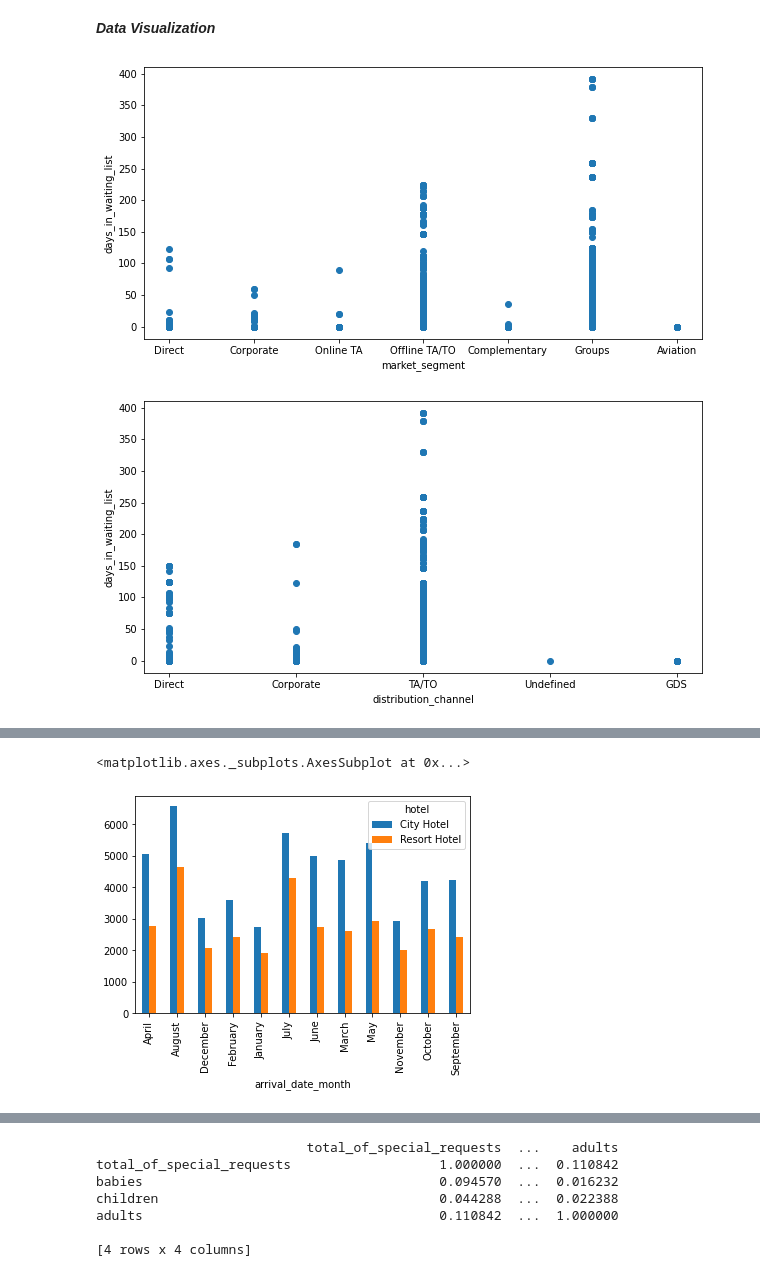
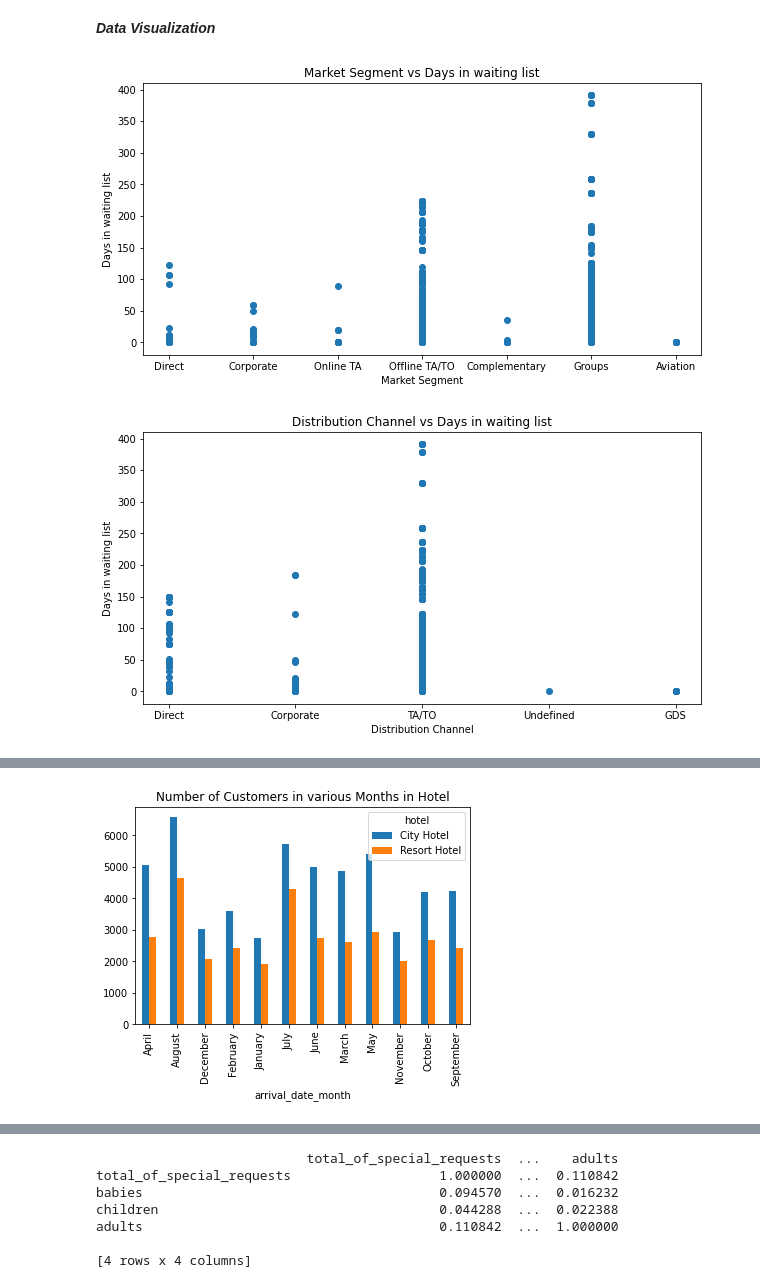
Before and after one commit to sudhakarkothuru/Exploratory-Data-Analysis-on-Hotel-Bookings, a Jupyter notebook: Exploratory_Data_Analysis_on_Hotel_Bookings_Capstone_Project.ipynb, the cells around one changed output, grey strips where cells are left out. Saved outputs shown, nothing was run; the diff lists cells and outputs as text; code cells hidden in the pictures.

```diff
--- a/Exploratory_Data_Analysis_on_Hotel_Bookings_Capstone_Project.ipynb
+++ b/Exploratory_Data_Analysis_on_Hotel_Bookings_Capstone_Project.ipynb
@@ -336,21 +334,23 @@ sns.boxplot(x=df1['adr'], color='red')
 # %%
 ## plot  b/w market segment and days in waiting list
 fig,x1=plt.subplots(figsize=(10,5))
+plt.title('Market Segment vs Days in waiting list')
 x1.scatter(df['market_segment'], df['days_in_waiting_list'])
-x1.set_xlabel('market_segment')
-x1.set_ylabel('days_in_waiting_list')
+x1.set_xlabel('Market Segment')
+x1.set_ylabel('Days in waiting list')
 plt.show()
 # %% [output]
-[figure, old version]
+[figure, new version]
 # %%
 ## plot b/w distributiob channel and days in waiting list
 fig,x1=plt.subplots(figsize=(10,5))
+plt.title('Distribution Channel vs Days in waiting list')
 x1.scatter(df['distribution_channel'], df['days_in_waiting_list'])
-x1.set_xlabel('distribution_channel')
-x1.set_ylabel('days_in_waiting_list')
+x1.set_xlabel('Distribution Channel')
+x1.set_ylabel('Days in waiting list')
 plt.show()
 # %% [output]
-[figure, old version]
+[figure, new version]
 # %%
 ## grouping of columns
 grp=df.groupby('arrival_date_month')
@@ -391,9 +391,10 @@ Name: hotel, dtype: object
 df2=df.groupby(['arrival_date_month','hotel']).size()
 df2=df2.unstack()
 df2.plot(kind='bar')
+plt.title('Number of Customers in various Months in Hotel')
+plt.show()
 # %% [output]
-<matplotlib.axes._subplots.AxesSubplot at 0x...>
-[figure, old version]
+[figure, new version]
 # %%
 df3=df.groupby(['is_canceled','hotel']).size()
 df3=df3.unstack()
```
Also changed, not shown: parts of 9 cells of this notebook.
